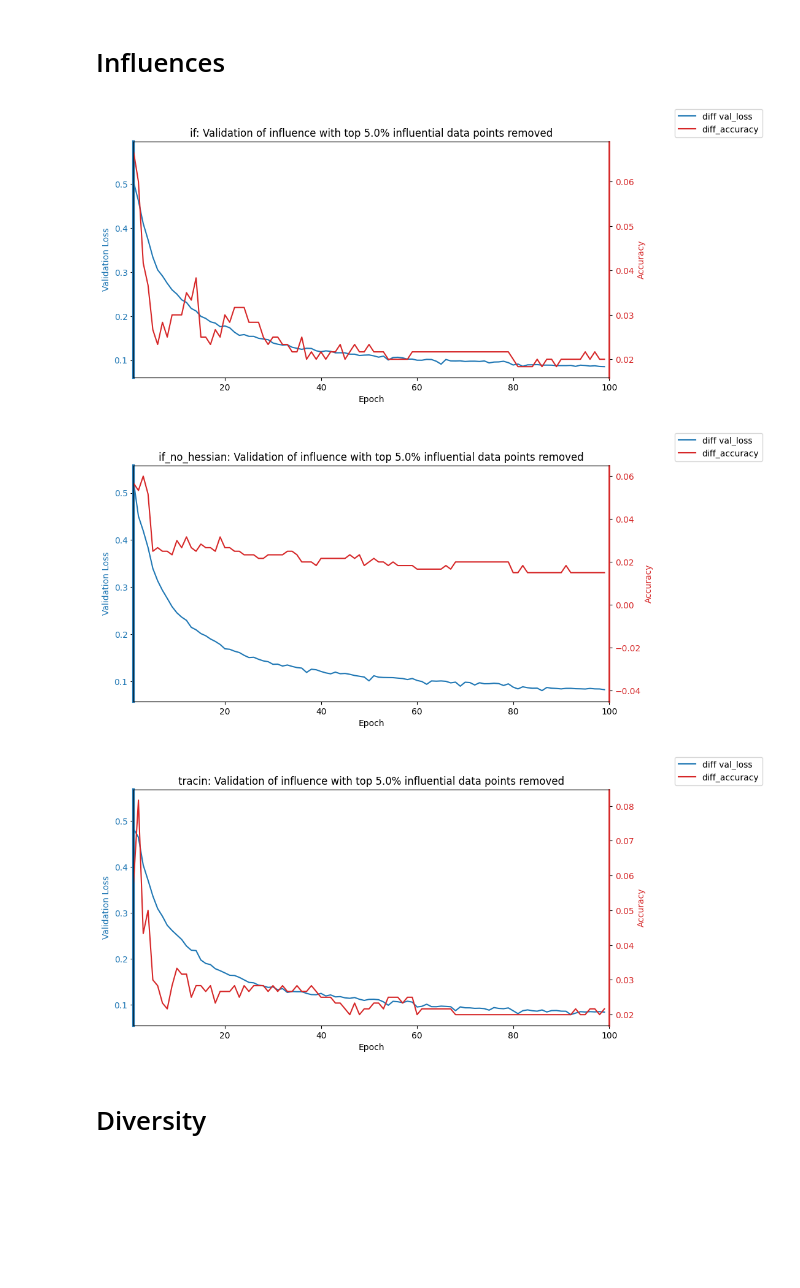
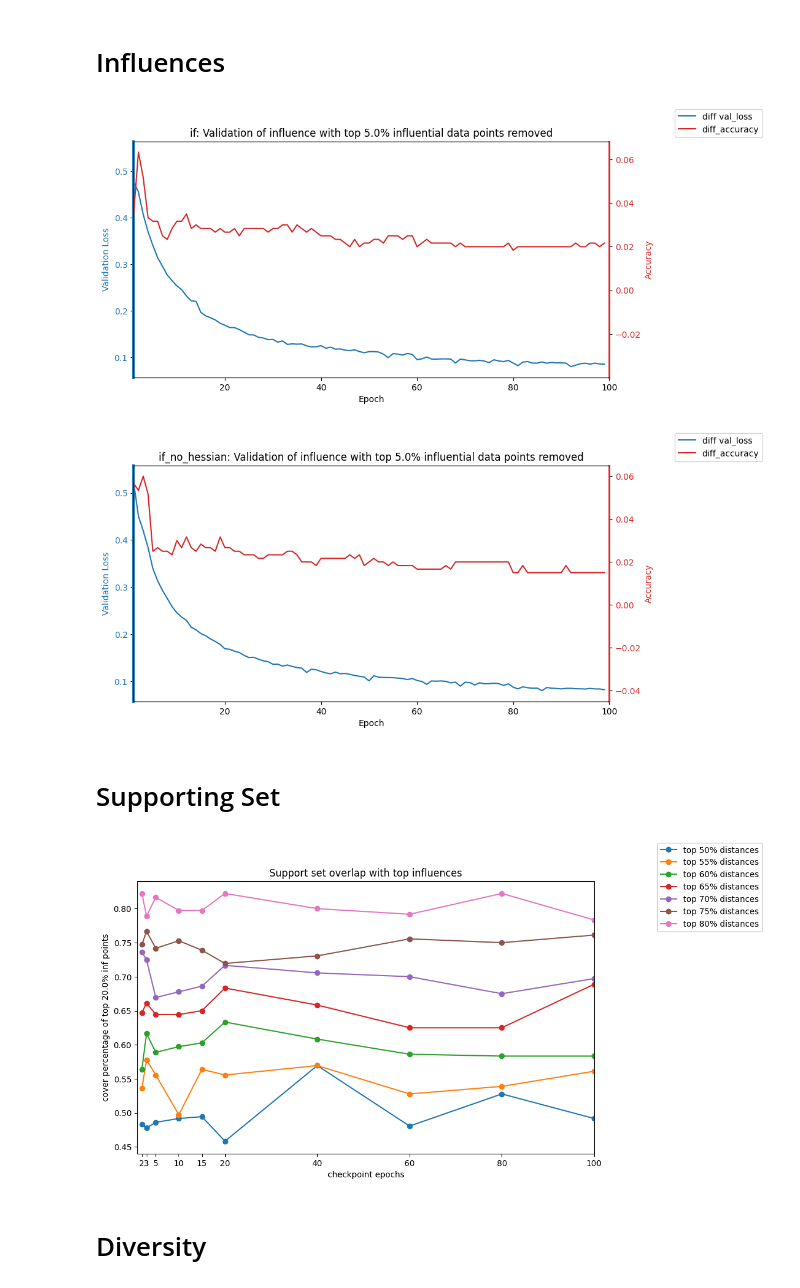
Before and after one commit to Rachelcoll/EULoInf, a Jupyter notebook: noteboooks/02_cv_models.ipynb, the cells around one changed output. Drawn from its saved outputs; the diff is of its cells as text; code cells hidden in the pictures; blank space fills up the shorter version.

Commit message:
update boundary selection method

```diff
--- a/noteboooks/02_cv_models.ipynb
+++ b/noteboooks/02_cv_models.ipynb
@@ -87,12 +87,12 @@ embeds_data = np.load(DOGFISH_EMB_PATH, "r")
 embeds_train_dataset = DogfishDataset(embeds_data["X_train"], embeds_data["Y_train"])
 test_loader = DataLoader(DogfishDataset(embeds_data["X_test"], embeds_data["Y_test"]), batch_size=20, shuffle=False)
 # %%
-save_objs_dict_original = torch.load(f"{dir_tensors}/accuracies_and_losses.pt", weights_only=False)
-save_objs_dict = torch.load(f"{dir_tensors_no_hessian}/accuracies_and_losses.pt", weights_only=False)
-save_objs_dict_tracin = torch.load(f"{dir_tensors_tracin}/accuracies_and_losses.pt", weights_only=False)
+save_objs_dict = torch.load(f"{dir_tensors}/accuracies_and_losses.pt", weights_only=False)
+save_objs_dict_no_hessian = torch.load(f"{dir_tensors_no_hessian}/accuracies_and_losses.pt", weights_only=False)
+# save_objs_dict_tracin = torch.load(f"{dir_tensors_tracin}/accuracies_and_losses.pt", weights_only=False)
 
-save_objs_dict["influences_if"] = save_objs_dict_original["influences_if"]
-save_objs_dict["influences_tracin"] = save_objs_dict_tracin["influences_tracin"]
+save_objs_dict["influences_if_no_hessian"] = save_objs_dict_no_hessian["influences_if_no_hessian"]
+# save_objs_dict["influences_tracin"] = save_objs_dict_tracin["influences_tracin"]
 
 train_losses = save_objs_dict["model_eval_obj"].train_losses
 validation_losses = save_objs_dict["model_eval_obj"].validation_losses
@@ -111,23 +111,23 @@ plot_train_val_loss_acc_separately(epochs_range, train_losses, validation_losses
 x_vals = list(range(1, num_epochs + 1))
 num_data = len(embeds_train_dataset)
 checkpoints_filepaths = [os.path.join(dir_ckpt, f"V3FC_epoch_{epoch}_{epoch/num_epochs}.pth") for epoch in checkpoint_labels]
-scoring_methods = ["if", "if_no_hessian", "tracin"]
+scoring_methods = ["if", "if_no_hessian"]
 
-dogfish_influence_if = save_objs_dict_original["influences_if"]
+dogfish_influence_if = save_objs_dict["influences_if"]
 dogfish_no_hessian_if = save_objs_dict["influences_if_no_hessian"]
-dogfish_influence_tracin = save_objs_dict_tracin["influences_tracin"]
+# dogfish_influence_tracin = save_objs_dict_tracin["influences_tracin"]
 
-save_objs_dict['validate_list_if'] = save_objs_dict_original["validate_list_if"]
-save_objs_dict["rand_list_if"] = save_objs_dict_original["rand_list_if"]
+save_objs_dict['validate_list_if_no_hessian'] = save_objs_dict_no_hessian["validate_list_if_no_hessian"]
+save_objs_dict["rand_list_if_no_hessian"] = save_objs_dict_no_hessian["rand_list_if_no_hessian"]
 
-save_objs_dict['validate_list_tracin'] = save_objs_dict_tracin["validate_list_tracin"]
-save_objs_dict['rand_list_tracin'] = save_objs_dict_tracin["rand_list_tracin"]
+# save_objs_dict['validate_list_tracin'] = save_objs_dict_tracin["validate_list_tracin"]
+# save_objs_dict['rand_list_tracin'] = save_objs_dict_tracin["rand_list_tracin"]
 # dogfish_influence_tracin = save_objs_dict["influences_tracin"]
 validate_dict, rand_dict = create_influences_dict(save_objs_dict, checkpoint_labels, scoring_methods)
 # %%
-influences_methods = [dogfish_influence_if, dogfish_no_hessian_if, dogfish_influence_tracin]
+influences_methods = [dogfish_influence_if, dogfish_no_hessian_if]
 
-p = 0.05
+percentage = 0.05
 
 def generate_embed_dict(p):
     embeds_dict =  {}
@@ -143,13 +143,14 @@ def generate_embed_dict(p):
             "last": the_last_ckpts_embeds,
             "top": the_top_ckpts_embeds}
     return embeds_dict
-embeds_dict = generate_embed_dict(p)
+embeds_dict = generate_embed_dict(percentage)
 # %%
 for scoring_method in scoring_methods:
     diff_val_loss = concat_ckpt_metrics(validate_dict[f"validate_validation_losses_{scoring_method}"], checkpoint_labels) - concat_ckpt_metrics(rand_dict[f"rand_validate_train_losses_{scoring_method}"], checkpoint_labels) # suppose positive
     diff_accuracy = concat_ckpt_metrics(rand_dict[f"rand_validate_accuracies_{scoring_method}"], checkpoint_labels) - concat_ckpt_metrics(validate_dict[f"validate_accuracies_{scoring_method}"], checkpoint_labels) # suppose positive
-    plot_loss_acc_difference(diff_val_loss, diff_accuracy, scoring_method=f"{scoring_method}", p=p)
+    plot_loss_acc_difference(diff_val_loss, diff_accuracy, scoring_method=f"{scoring_method}", p=percentage)
 # %% [output]
-[figure, old version]
+[figure, new version]
 [figure]
-[figure, removed]
+# %% [markdown]
+# Supporting Set
@@ -156,3 +170,25 @@ for scoring_method in scoring_methods:
+# %%
+p = 0.2
+support_set_indices_dict = save_objs_dict["support_indices"]
+
+percentage_range = range(50, 81, 5)
+percentage_labels = [f"{int(p)}%" for p in percentage_range]
+topinf_indexes = top_inf_indices(dogfish_influence_if, int(p*num_data))
+overlap_percentages_dict = {}
+for k in percentage_range:
+    support_set_size = len(support_set_indices_dict[k][0])
+    overlap_percentages_dict[k] = []
+    support_set_indices = support_set_indices_dict[k]
+    for i in range(len(checkpoint_labels) - 1):
+        common = len(set(support_set_indices[i]).intersection(set(topinf_indexes[i+1])))
+        union = len(set(support_set_indices[i]).union(set(topinf_indexes[i+1])))
+        overlap_percentages_dict[k].append(common / len(topinf_indexes[i+1]))
+        # print(len(support_set_indices[i]), len(topinf_indexes[i]))
+        # print(f"Support set and top influences intersection for {checkpoint_labels[i]} epochs: {common} / {support_set_size} = {common/support_set_size:.2f}")
+
+plot_overlap_percentages(percentage_labels, overlap_percentages_dict, checkpoint_labels[1:])
+# %% [output]
+[figure, added]
 # %% [markdown]
 # Diversity
 # %%
```
Also changed, not shown: parts of 16 cells of this notebook, 4 other files.
